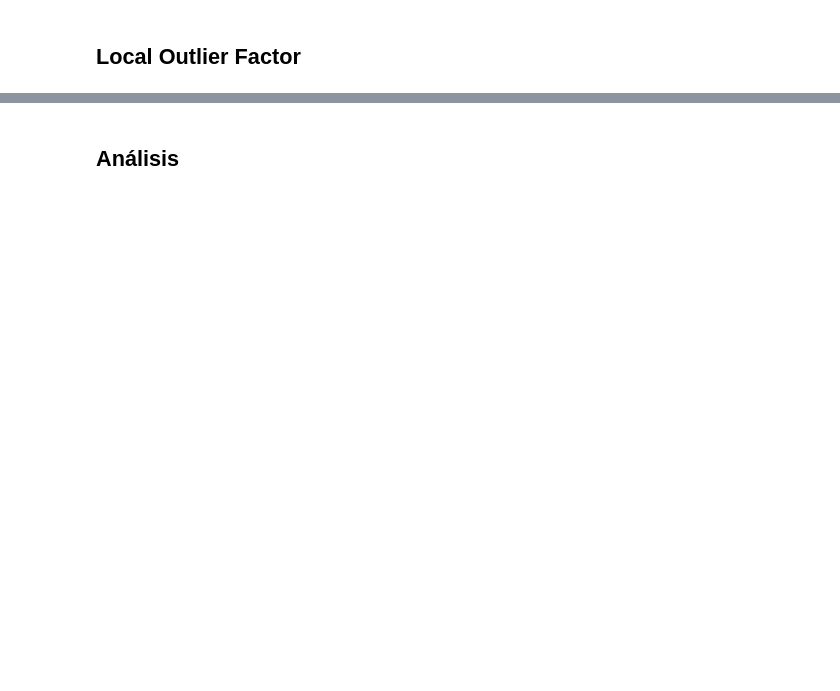
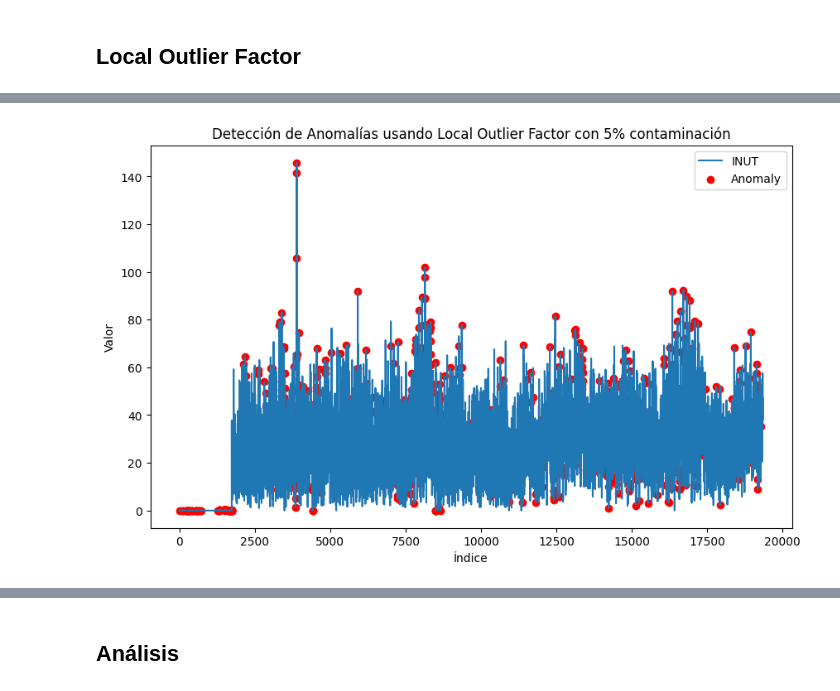
Before and after one commit to davidreigns01/actividad3AANS, a Jupyter notebook: muinar07_act3_Notebook.ipynb, the cells around one changed output, grey strips where cells are left out. Drawn from its saved outputs; the diff is of its cells as text; code cells hidden in the pictures; blank space fills up the shorter version.

```diff
--- a/muinar07_act3_Notebook.ipynb
+++ b/muinar07_act3_Notebook.ipynb
@@ -388,2 +396,12 @@ Passing `palette` without assigning `hue` is deprecated and will be removed in v
 # %%
 # Crea un gráfico donde se puedan ver los datos anómalos sobre la variable INUT.
+plt.figure(figsize=(10, 6))
+plt.plot(df['INUT'], label='INUT')
+plt.scatter(df[df['anomaly']].index, df[df['anomaly']]['INUT'], color='red', label='Anomaly')
+plt.title('Detección de Anomalías usando Local Outlier Factor con 5% contaminación')
+plt.xlabel('Índice')
+plt.ylabel('Valor')
+plt.legend()
+plt.show()
+# %% [output]
+[figure, added]
```
Also changed, not shown: parts of 13 cells of this notebook.
